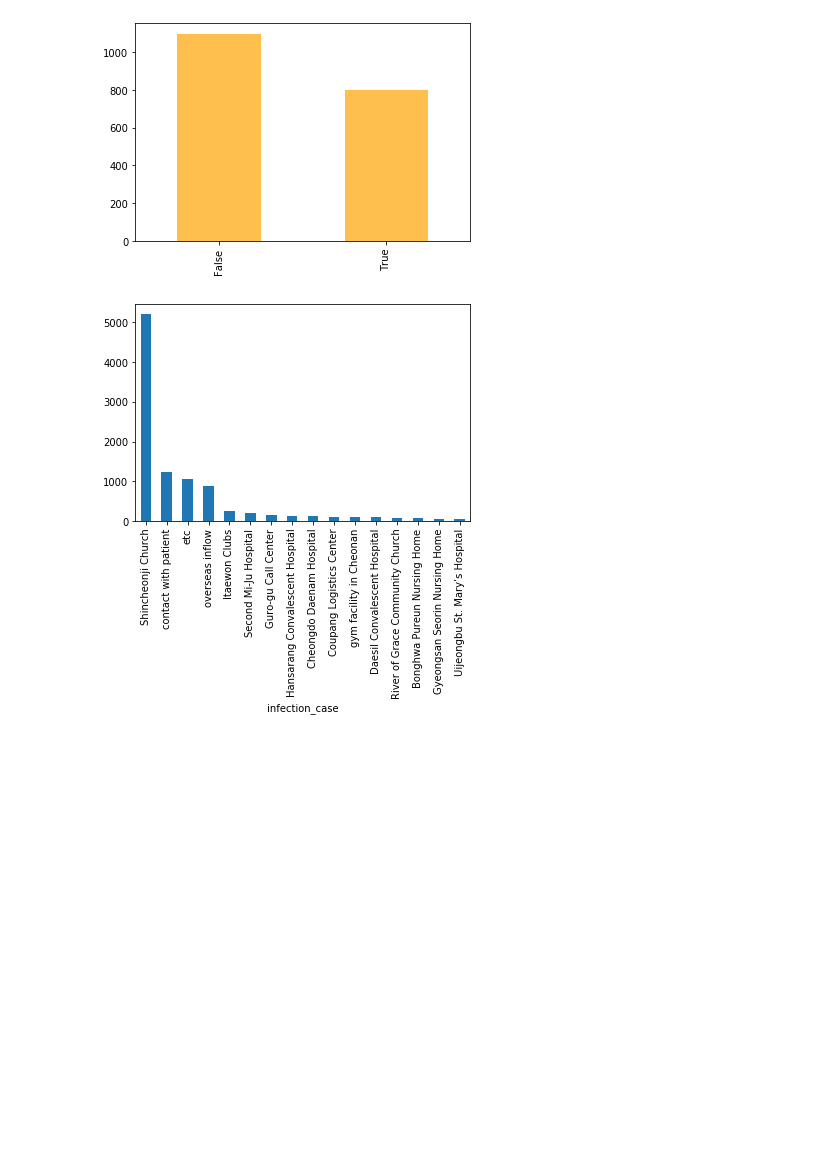
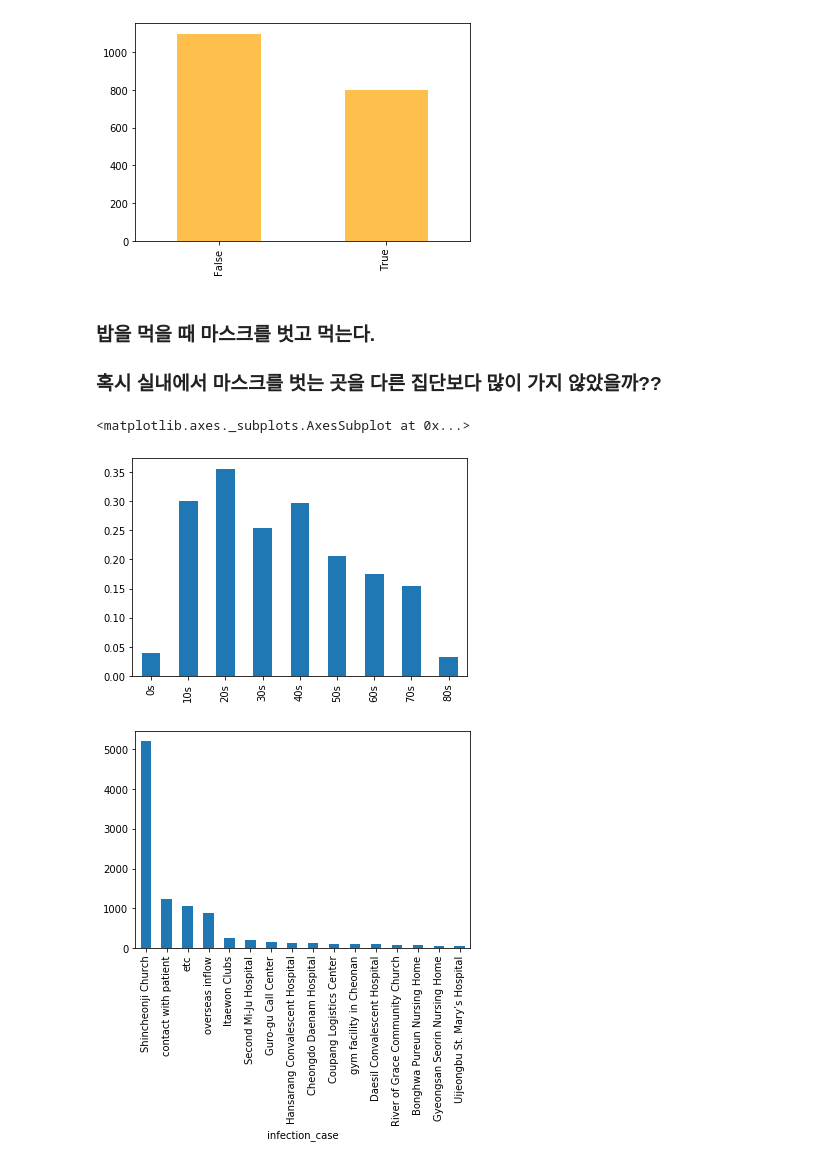
Before and after one commit to JooEHyeon/CORONA19_data_analysis, a Jupyter notebook: age-corona/20s_cause_of_infection.ipynb, the cells around one changed output. Cells and saved outputs as stored; diff of their text form; code cells hidden in the pictures; blank space fills up the shorter version.

Commit message:
is_mask_update

```diff
--- a/age-corona/20s_cause_of_infection.ipynb
+++ b/age-corona/20s_cause_of_infection.ipynb
@@ -50,6 +49,39 @@ False    1098
 True      800
 Name: is_many, dtype: int64
 [figure]
+# %% [markdown]
+### 밥을 먹을 때 마스크를 벗고 먹는다.
+### 혹시 실내에서 마스크를 벗는 곳을 다른 집단보다 많이 가지 않았을까??
+# %%
+# # 20대가 주로 다니는 장소 중 여러 사람이 이용하는 다중 이용시설의 비율을 알아본다.
+no_mask_place = ['restaurant','cafe','bar', 'bakery', 'karaoke','lodging','gym','church', 'pc_cafe']
+
+def ismask(x):
+    if x in no_mask_place:
+        res = False
+    else :
+        res = True
+    return res
+
+no_mask_rate = pd.Series()
+
+patient_place['is_mask'] = patient_place['type'].apply(lambda x: ismask(x))
+patient_place = patient_place[['patient_id', 'age','type', 'is_mask']]
+
+etc_delete = patient_place['type'].isin(['etc'])
+patient_place = patient_place[~etc_delete]
+
+ismask_per_age = patient_place.groupby(['age']).is_mask.value_counts()
+
+for i in range(9):
+    wear_mask = ismask_per_age[i*2]
+    unwear_mask = ismask_per_age[i*2+1]
+    no_mask_rate[f'{i*10}s'] = np.divide(unwear_mask,wear_mask).round(5)
+
+no_mask_rate.plot.bar()
+# %% [output]
+<matplotlib.axes._subplots.AxesSubplot at 0x...>
+[figure, added]
 # %%
 # 20대가 주요한 집단 감염에 많이 연루되어서 감염자가 많은가?
 # 주요한 집단 감염을 50명 이상의 사람이 감염된 사건이라 하자.
```
Also changed, not shown: parts of 1 cell of this notebook, 1 other file.
